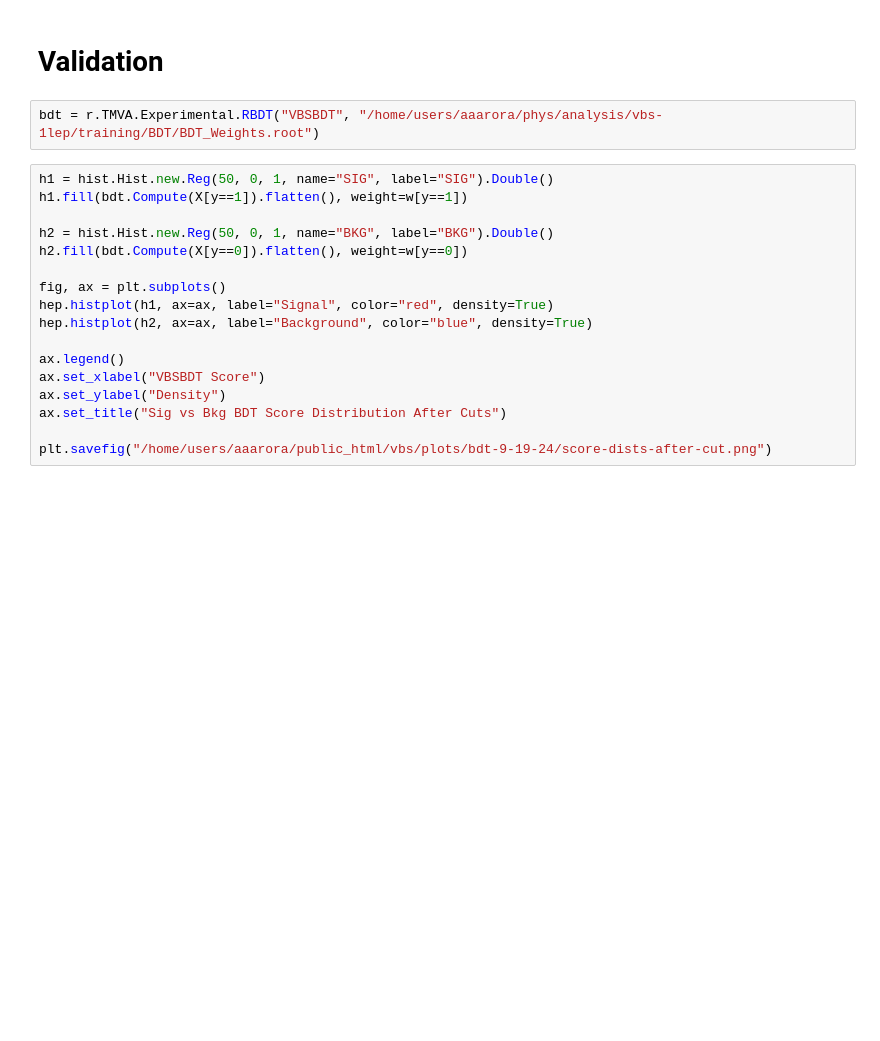
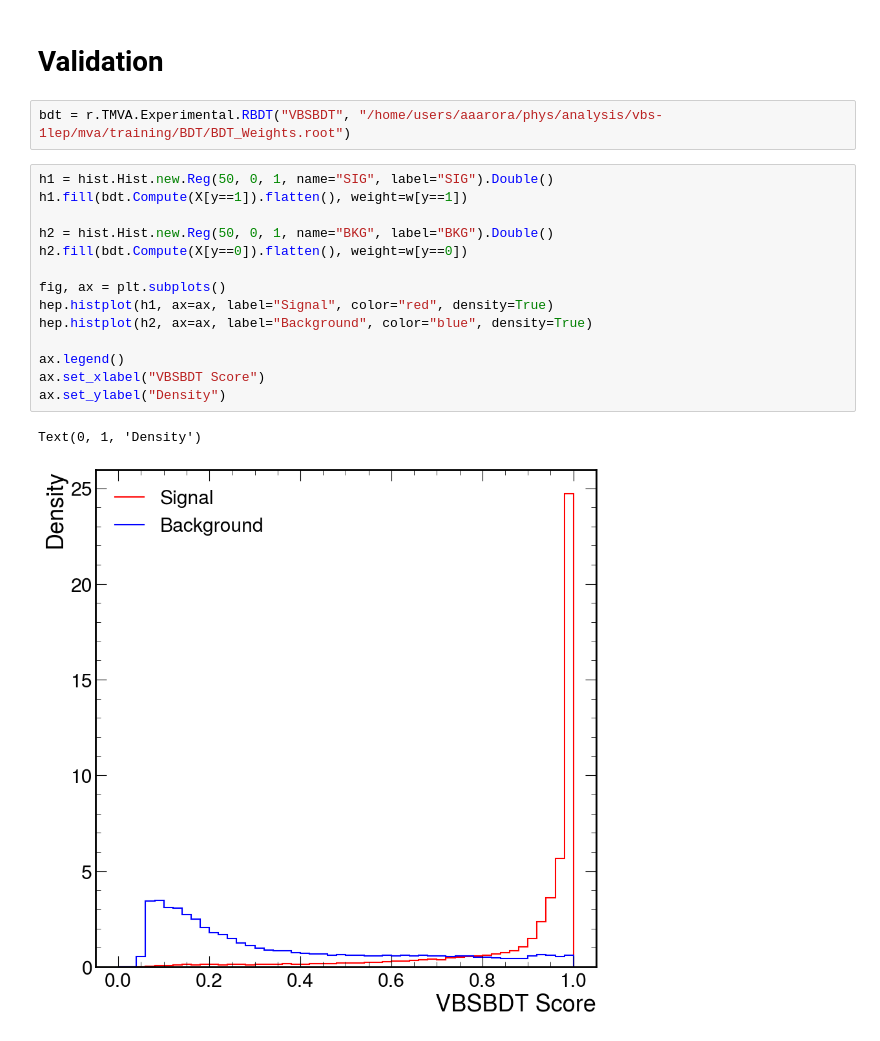
Before and after one commit to aashayarora/vbs-1lep, a Jupyter notebook: mva/training/BDT/train_bdt.ipynb, the cells around one changed output. Drawn from its saved outputs; the diff is of its cells as text; blank space fills up the shorter version.

```diff
--- a/mva/training/BDT/train_bdt.ipynb
+++ b/mva/training/BDT/train_bdt.ipynb
@@ -86,21 +126,21 @@ r.TMVA.Experimental.SaveXGBoost(bdt, "VBSBDT", "BDT_Weights.root", num_inputs=X.
 # %% [markdown]
 # Validation
 # %%
-bdt = r.TMVA.Experimental.RBDT("VBSBDT", "/home/users/aaarora/phys/analysis/vbs-1lep/training/BDT/BDT_Weights.root")
+bdt = r.TMVA.Experimental.RBDT("VBSBDT", "/home/users/aaarora/phys/analysis/vbs-1lep/mva/training/BDT/BDT_Weights.root")
 # %%
 h1 = hist.Hist.new.Reg(50, 0, 1, name="SIG", label="SIG").Double()
 h1.fill(bdt.Compute(X[y==1]).flatten(), weight=w[y==1])
 
 h2 = hist.Hist.new.Reg(50, 0, 1, name="BKG", label="BKG").Double()
 h2.fill(bdt.Compute(X[y==0]).flatten(), weight=w[y==0])
 
 fig, ax = plt.subplots()
 hep.histplot(h1, ax=ax, label="Signal", color="red", density=True)
 hep.histplot(h2, ax=ax, label="Background", color="blue", density=True)
 
 ax.legend()
 ax.set_xlabel("VBSBDT Score")
 ax.set_ylabel("Density")
-ax.set_title("Sig vs Bkg BDT Score Distribution After Cuts")
-
-plt.savefig("/home/users/aaarora/public_html/vbs/plots/bdt-9-19-24/score-dists-after-cut.png")
+# %% [output]
+Text(0, 1, 'Density')
+[figure, added]
```
Also changed, not shown: parts of 7 cells of this notebook, 29 other files.
